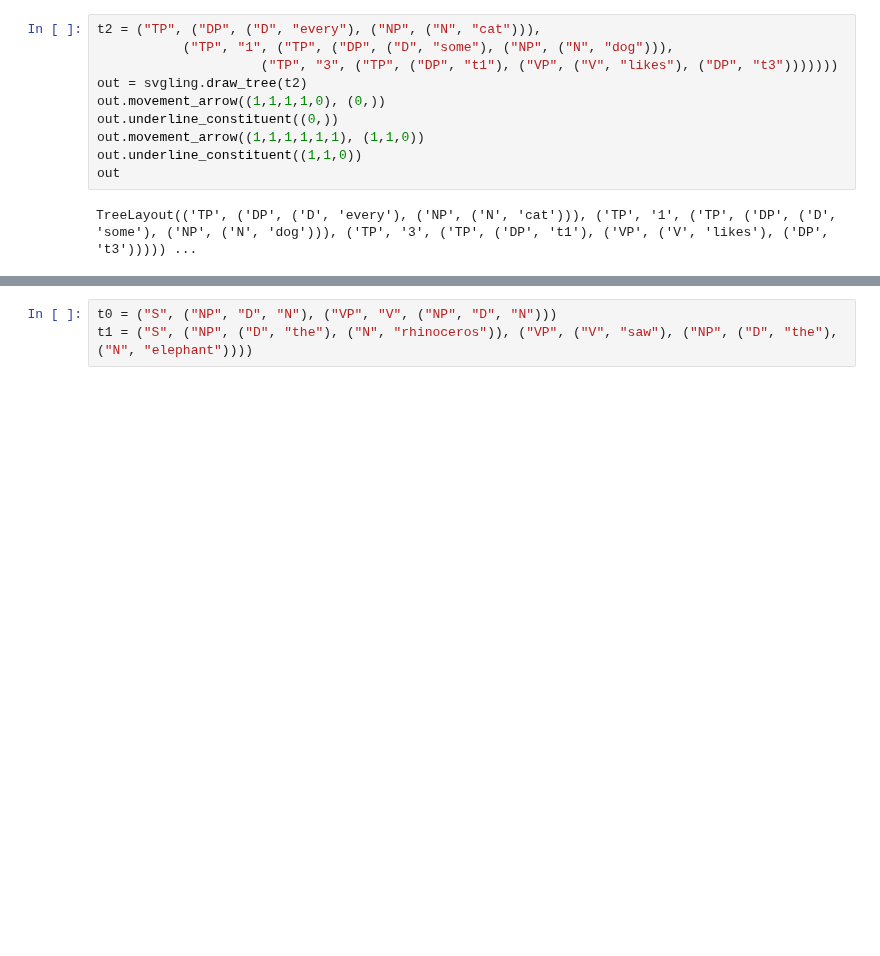
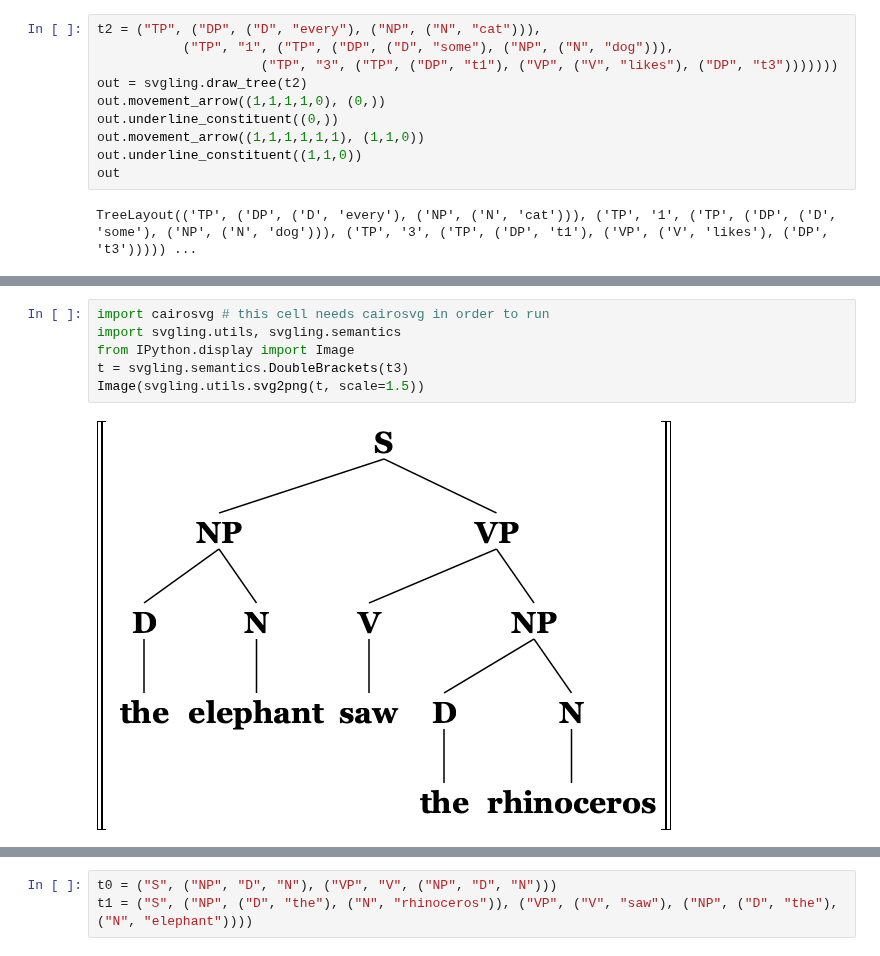
Before and after one commit to rawlins/svgling, a Jupyter notebook: Overview.ipynb, the cells around one changed output, grey strips where cells are left out. Drawn from its saved outputs; the diff is of its cells as text; blank space fills up the shorter version.

```diff
--- a/Overview.ipynb
+++ b/Overview.ipynb
@@ -48,0 +94,8 @@ TreeLayout(('TP', ('DP', ('D', 'every'), ('NP', ('N', 'cat'))), ('TP', '1', ('TP
+# %%
+import cairosvg # this cell needs cairosvg in order to run
+import svgling.utils, svgling.semantics
+from IPython.display import Image
+t = svgling.semantics.DoubleBrackets(t3)
+Image(svgling.utils.svg2png(t, scale=1.5))
+# %% [output]
+[figure, added]
```
Also changed, not shown: parts of 26 cells of this notebook.
